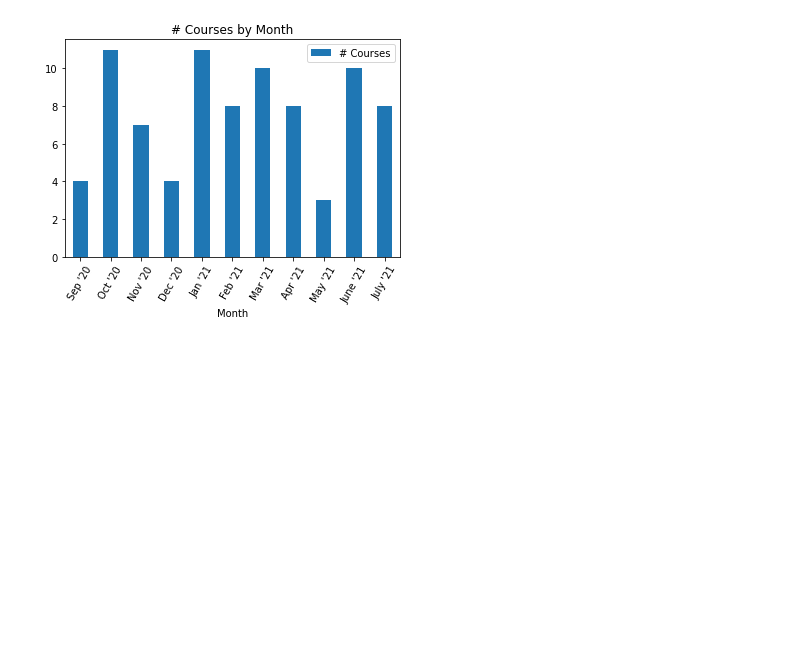
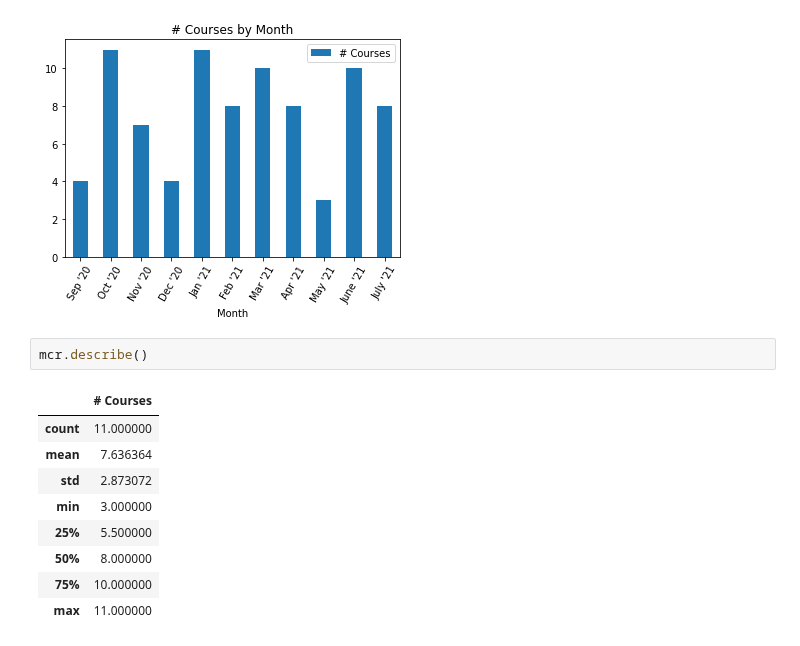
Before and after one commit to rogert8/courses-jnb, a Jupyter notebook: courses.ipynb, the cells around one changed output. Cells and saved outputs as stored; diff of their text form; blank space fills up the shorter version.

```diff
--- a/courses.ipynb
+++ b/courses.ipynb
@@ -286,3 +286,15 @@ mcr = pd.DataFrame([('Sep \'20', sep20_records['#'].count()),
 mcr.plot.bar(x='Month', y='# Courses', rot=60, title='# Courses by Month');
 # %% [output]
 [figure]
+# %%
+mcr.describe()
+# %% [output]
+|  | # Courses |
+| count | 11.000000 |
+| mean | 7.636364 |
+| std | 2.873072 |
+| min | 3.000000 |
+| 25% | 5.500000 |
+| 50% | 8.000000 |
+| 75% | 10.000000 |
+| max | 11.000000 |
```
Also changed, not shown: parts of 3 cells of this notebook.
